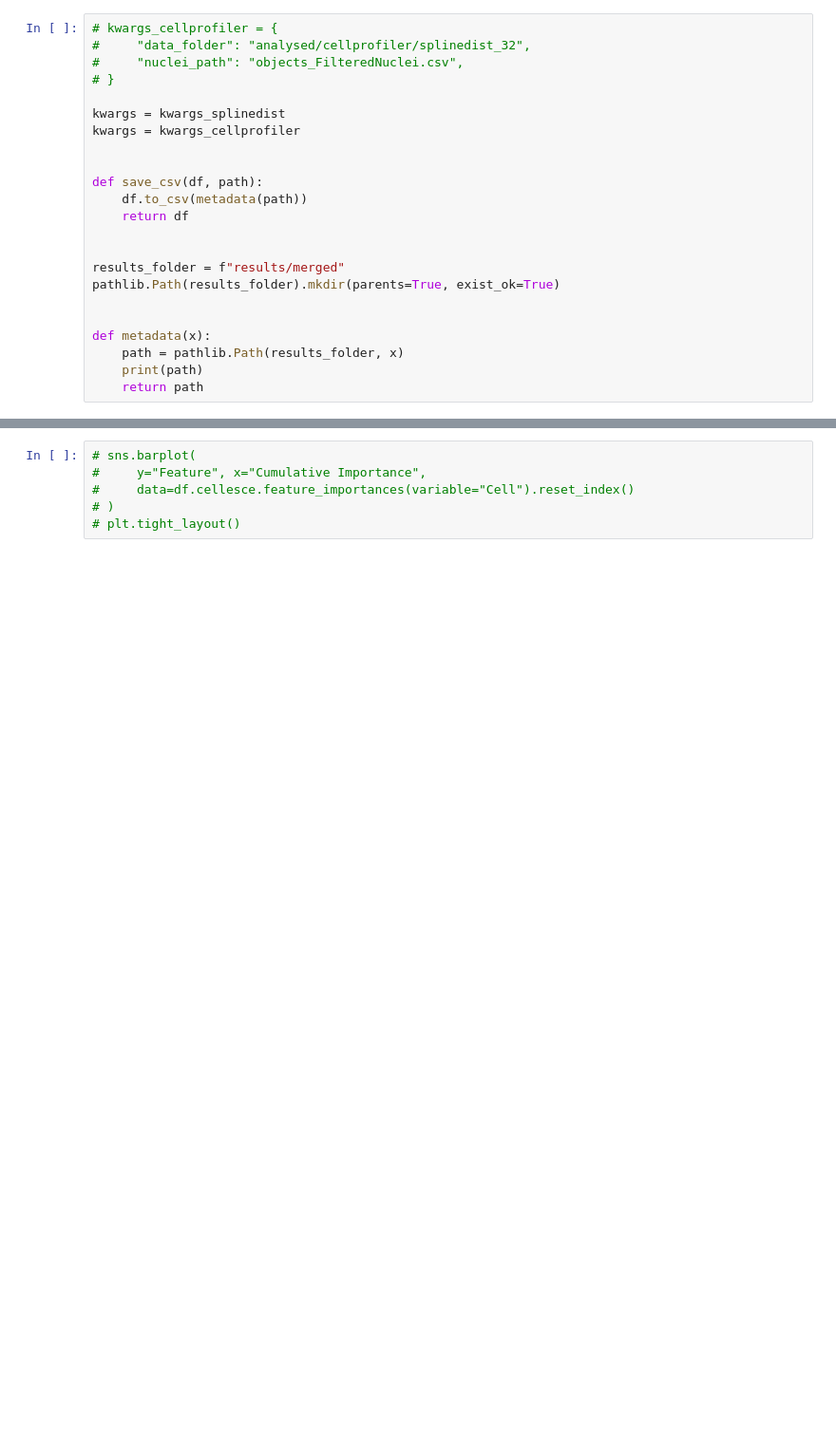
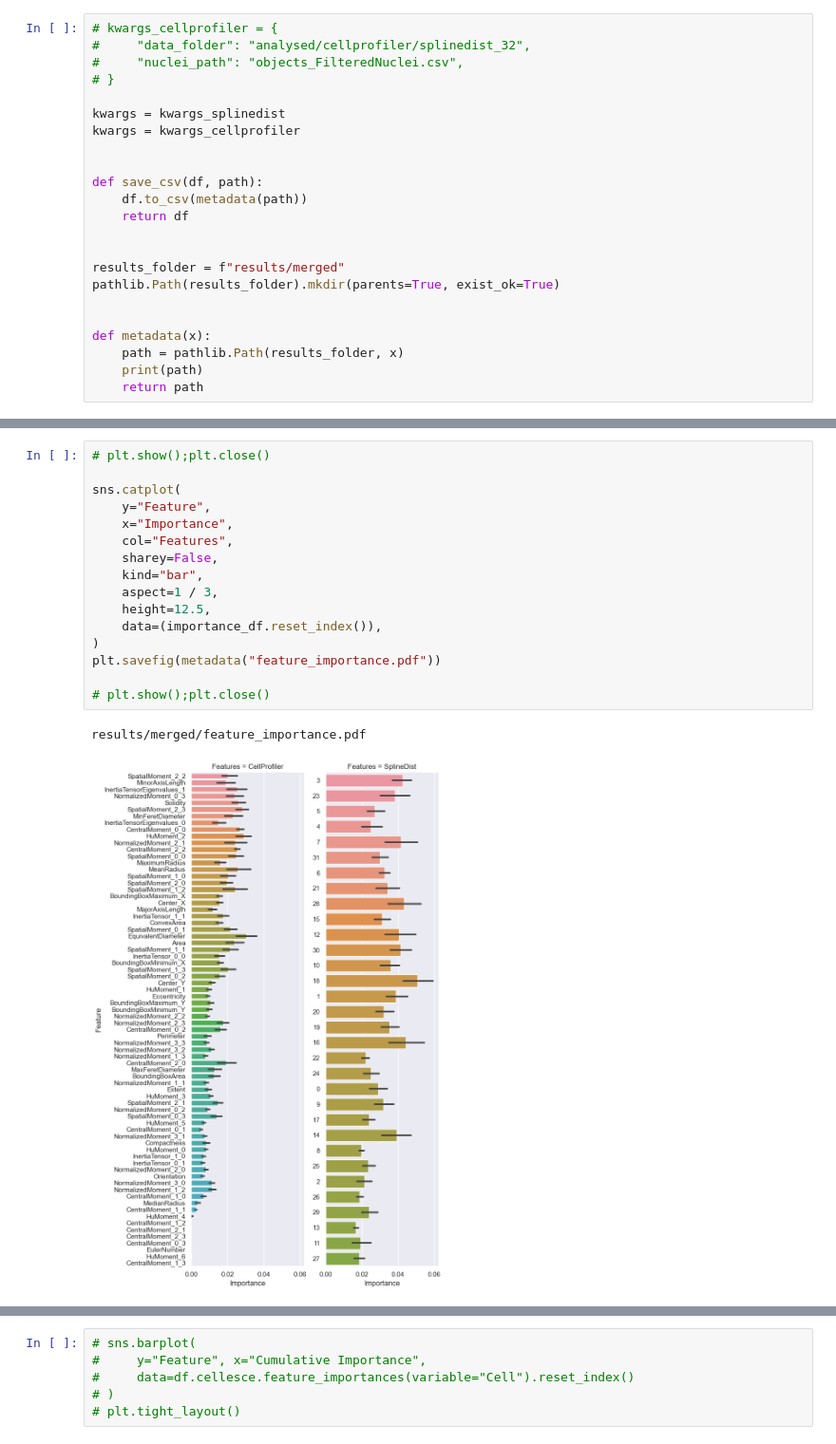
Before and after one commit to uhlmanngroup/nuclear_phenotyping, a Jupyter notebook: splines.ipynb, the cells around one changed output, grey strips where cells are left out. Shown at 95% size. Saved outputs shown, nothing was run; the diff lists cells and outputs as text; blank space fills up the shorter version.

```diff
--- a/splines.ipynb
+++ b/splines.ipynb
@@ -366,0 +556,19 @@ results/merged/fingerprints.pdf
+# %%
+# plt.show();plt.close()
+
+sns.catplot(
+    y="Feature",
+    x="Importance",
+    col="Features",
+    sharey=False,
+    kind="bar",
+    aspect=1 / 3,
+    height=12.5,
+    data=(importance_df.reset_index()),
+)
+plt.savefig(metadata("feature_importance.pdf"))
+
+# plt.show();plt.close()
+# %% [output]
+results/merged/feature_importance.pdf
+[figure, added]
```
Also changed, not shown: parts of 24 cells of this notebook, 2 other files.
